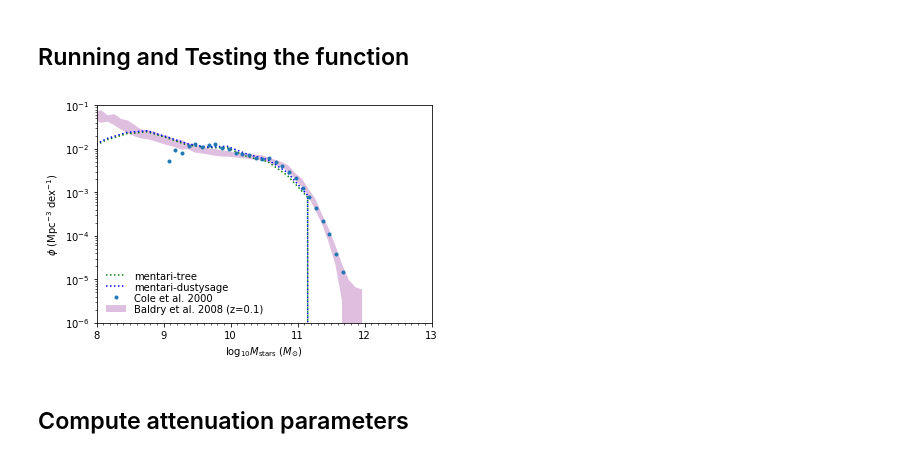
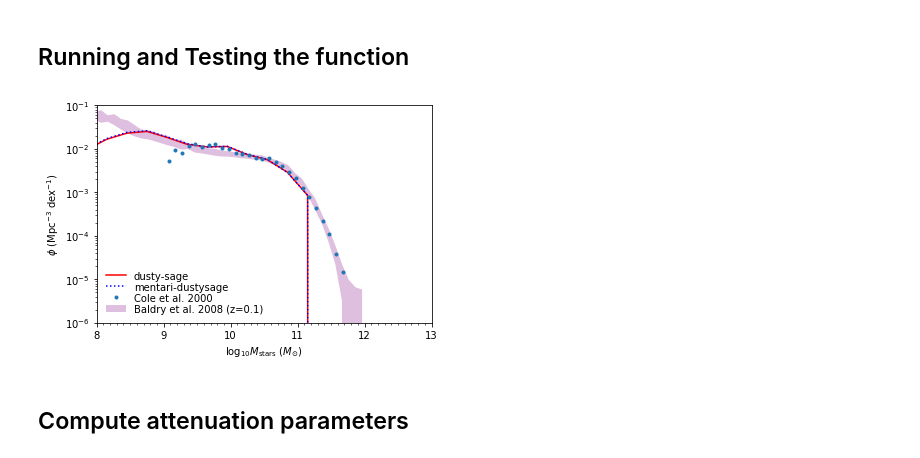
Before and after one commit to dptriani/mentari, a Jupyter notebook: For-dusty-sage.ipynb, the cells around one changed output. Cells and saved outputs as stored; diff of their text form; code cells hidden in the pictures.

```diff
--- a/For-dusty-sage.ipynb
+++ b/For-dusty-sage.ipynb
@@ -172,7 +174,7 @@ def iterate_trees(SAM_option, directory, firstfile, lastfile):
               X.XXX : redshift of the snapshot
               Y : file number
 
-    Output: a tree, consist of properties of galaxies listed in galdtype_dusty()
+    Output: a tree, consist of properties of galaxies listed in galdtype_dusty() for Dusty SAGE or galdtype() for SAGE
     '''
 
     #define variables
@@ -255,9 +257,11 @@ def calculate_mass_and_metals(SAM_choice, tree, snap_limit):
             - a tree yielded by iterate_tree(directory)
             - snap_limit (int) -- last snapshot of the tree
     Output: 3-dimensions array.
-            1st array: Stellar mass history of the tree (in Msun/h)
-            2nd array: Stellar metallicity history (no unit)
-            Both arrays consists of a number of snapshot, ascending with increasing age of Universe.
+            1st array (NxM)*: Stellar mass history of the tree (in Msun/h)
+            2nd array (NxM)*: Stellar metallicity history (no unit)
+
+            * N is the number of galaxies
+              M is the number of snapshot, ascending with increasing age of Universe.
     """
 
     recycle_fraction = 0.43
@@ -1424,8 +1644,8 @@ mass1 = np.log10(G_history_dusty[0].StellarMass[w1] * 1.e10 / Hubble_h)
 w2 = np.where((metals_dusty[:,63] > 0) & (mass_dusty[:,63] / Hubble_h > 0))[0]
 mass2 = np.log10(mass_dusty[:,63][w2]/ Hubble_h)
 
-w3 = np.where(Mass[:,63] > 0)[0]
-mass3 = np.log10(Mass[:,63][w3])
+#w3 = np.where(Mass[:,63] > 0)[0]
+#mass3 = np.log10(Mass[:,63][w3])
 
 
 #w3 = np.where((metals_sage[:,63] > 0) & (mass_sage[:,63] / Hubble_h > 0))[0]
@@ -1441,17 +1661,17 @@ NB = int((ma - mi) / binwidth)
 #(counts, binedges) = np.histogram(mass, range=(mi, ma), bins=NB)
 (counts1, binedges1) = np.histogram(mass1, range=(mi, ma), bins=NB)
 (counts2, binedges2) = np.histogram(mass2, range=(mi, ma), bins=NB)
-(counts3, binedges3) = np.histogram(mass3, range=(mi, ma), bins=NB)
+#(counts3, binedges3) = np.histogram(mass3, range=(mi, ma), bins=NB)
 
 # Set the x-axis values to be the centre of the bins
 #xaxeshisto = binedges[:-1] + 0.5 * binwidth
 xaxeshisto1 = binedges1[:-1] + 0.5 * binwidth
 xaxeshisto2 = binedges2[:-1] + 0.5 * binwidth
-xaxeshisto3 = binedges3[:-1] + 0.5 * binwidth
+#xaxeshisto3 = binedges3[:-1] + 0.5 * binwidth
 
 #plt.plot(xaxeshisto, counts / (BoxSize/Hubble_h)**3 / binwidth, 'k-', label='sage')
-plt.plot(xaxeshisto3, counts3 / (BoxSize/Hubble_h)**3 / binwidth, 'g:', label='mentari-tree')
-#plt.plot(xaxeshisto1, counts1/ (BoxSize/Hubble_h)**3 / binwidth, 'r-', label='dusty-sage')
+#plt.plot(xaxeshisto3, counts3 / (BoxSize/Hubble_h)**3 / binwidth, 'g:', label='mentari-tree')
+plt.plot(xaxeshisto1, counts1/ (BoxSize/Hubble_h)**3 / binwidth, 'r-', label='dusty-sage')
 plt.plot(xaxeshisto2, counts2/ (BoxSize/Hubble_h)**3 / binwidth, 'b:', label='mentari-dustysage')
 
 # Baldry+ 2008 modified data used for the MCMC fitting
@@ -1514,34 +1734,34 @@ Baldry_xval = Baldry_xval - 0.26  # convert back to Chabrier IMF
 Baldry_yvalU = (Baldry[:, 1]+Baldry[:, 2]) * Hubble_h*Hubble_h*Hubble_h
 Baldry_yvalL = (Baldry[:, 1]-Baldry[:, 2]) * Hubble_h*Hubble_h*Hubble_h
 
 plt.fill_between(Baldry_xval, Baldry_yvalU, Baldry_yvalL, facecolor='purple', alpha=0.25, label='Baldry et al. 2008 (z=0.1)')
 
 M_cole = np.array([9.06, 9.16, 9.26, 9.36, 9.46, 9.56, 9.66, 9.76, 9.86, 9.96, 10.06, 10.16, 10.26, 10.36, 10.46, 10.56, 10.66, 10.76, 10.86, 10.96, 11.06, 11.16, 11.26, 11.36, 11.46, 11.56, 11.66])
 Phi_cole = np.array([1.37e-2, 2.41e-2, 2.06e-2, 3.01e-2, 3.25e-2, 2.87e-2, 3.10e-2, 3.30e-2, 2.67e-2, 2.51e-2, 2.03e-2, 1.93e-2, 1.86e-2, 1.62e-2, 1.49e-2, 1.61e-2, 1.30e-2, 1.06e-2, 7.40e-3, 5.5e-3, 3.29e-3, 2.02e-3, 1.13e-3, 5.56e-4, 2.90e-4, 9.87e-5, 3.73e-5])
 Cole_xval = np.log10(10 ** M_cole / Hubble_h/Hubble_h)
 Cole_xval = Cole_xval - 0.26 #convert to Chabrier IMF
 
 Cole_yval = Phi_cole * Hubble_h*Hubble_h*Hubble_h
 plt.plot(Cole_xval, Cole_yval, '.', label='Cole et al. 2000')
 
 plt.yscale('log', nonposy='clip')
 plt.axis([8.0, 13.0, 1.0e-6, 1.0e-1])
 
 # Set the x-axis minor ticks
 ax.xaxis.set_minor_locator(plt.MultipleLocator(0.1))
 
 plt.ylabel(r'$\phi\ (\mathrm{Mpc}^{-3}\ \mathrm{dex}^{-1})$')  # Set the y...
 plt.xlabel(r'$\log_{10} M_{\mathrm{stars}}\ (M_{\odot})$')  # and the x-axis labels
 
 leg = plt.legend(loc=0, numpoints=1, labelspacing=0.1)
 leg.draw_frame(False)  # Don't want a box frame
 for t in leg.get_texts():  # Reduce the size of the text
     t.set_fontsize('medium')
 
 #plt.savefig('SMF_z0.png')
 plt.show()
 # %% [output]
-[figure, old version]
+[figure, new version]
 # %% [markdown]
 ## Compute attenuation parameters
 # %%
```
Also changed, not shown: parts of 38 cells of this notebook, 1 other file.
